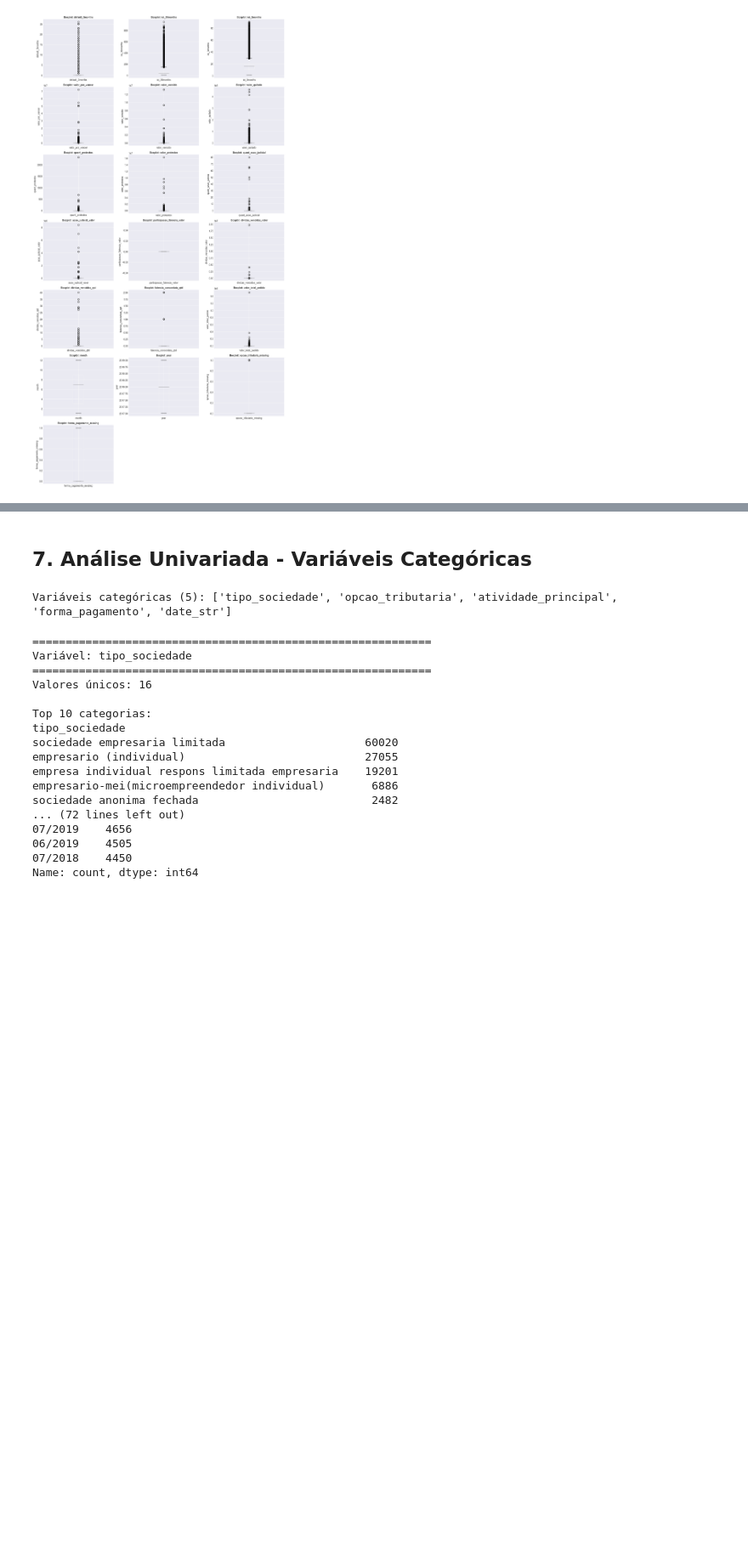
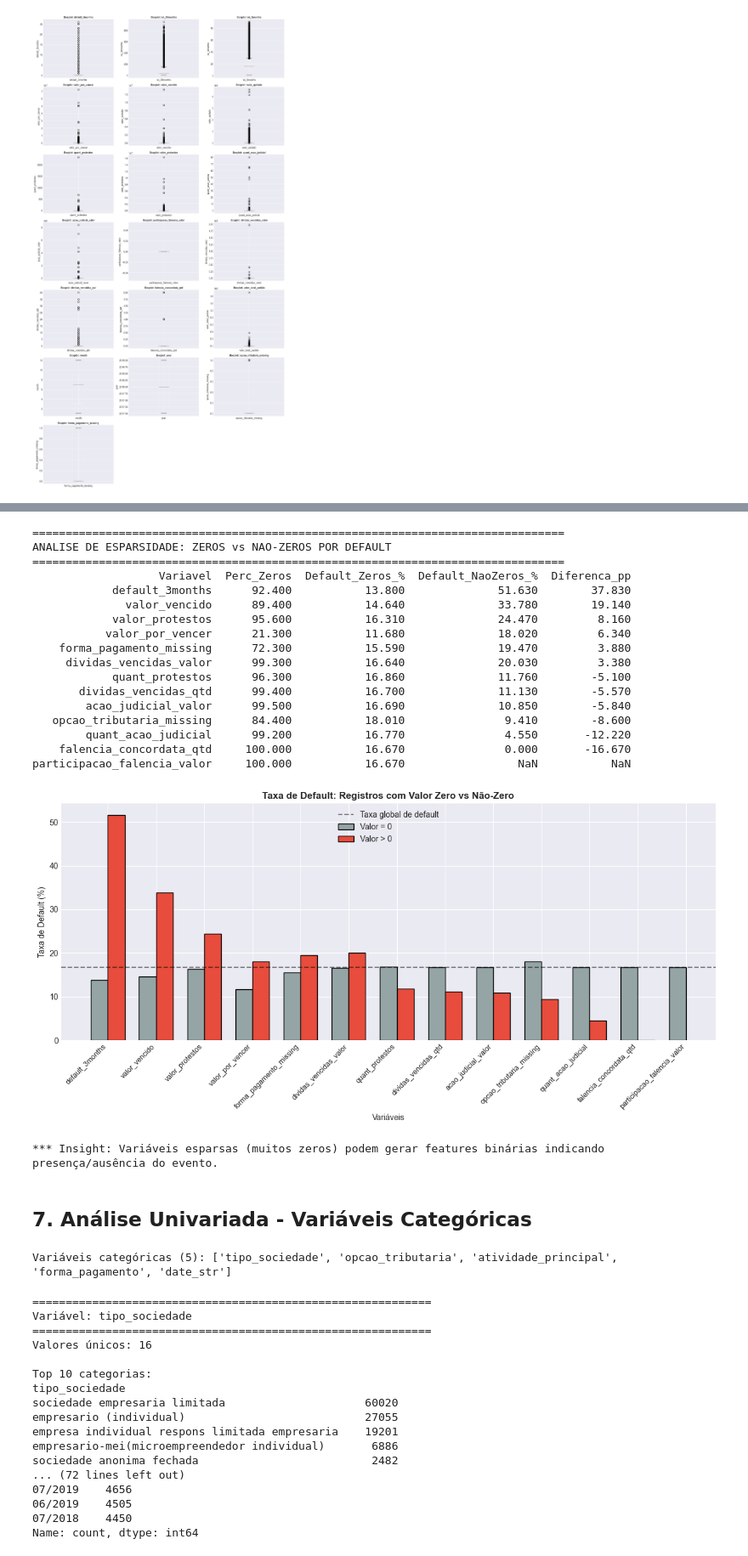
Before and after one commit to marsel-eleuterio/kognita, a Jupyter notebook: notebooks/1_EDA.ipynb, the cells around one changed output, grey strips where cells are left out. Shown at 85% size. Drawn from its saved outputs; the diff is of its cells as text; code cells hidden in the pictures; blank space fills up the shorter version.

```diff
--- a/notebooks/1_EDA.ipynb
+++ b/notebooks/1_EDA.ipynb
@@ -663,3 +914,81 @@ plt.show()
+# %%
+# Análise: comportamento de zeros vs não-zeros por variável e default
+financial_vars = [c for c in num_cols_to_plot if c not in ['month', 'year']]
+
+# Selecionar variáveis com proporção significativa de zeros (>5%)
+sparse_vars = []
+for col in financial_vars:
+    col_data = pd.to_numeric(df_clean[col], errors='coerce').dropna()
+    perc_zeros = (col_data == 0).sum() / len(col_data) * 100
+    if perc_zeros > 5:
+        sparse_vars.append(col)
+
+if len(sparse_vars) > 0:
+    print("="*80)
+    print("ANALISE DE ESPARSIDADE: ZEROS vs NAO-ZEROS POR DEFAULT")
+    print("="*80)
+
+    sparsity_results = []
+    for col in sparse_vars:
+        col_data = pd.to_numeric(df_clean[col], errors='coerce')
+        is_zero = (col_data == 0)
+
+        default_rate_zero = df_clean.loc[is_zero & col_data.notna(), 'default'].mean() * 100
+        default_rate_nonzero = df_clean.loc[~is_zero & col_data.notna(), 'default'].mean() * 100
+        perc_zeros = is_zero.sum() / col_data.notna().sum() * 100
+
+        sparsity_results.append({
+            'Variavel': col,
+            'Perc_Zeros': round(perc_zeros, 1),
+            'Default_Zeros_%': round(default_rate_zero, 2),
+            'Default_NaoZeros_%': round(default_rate_nonzero, 2),
+            'Diferenca_pp': round(default_rate_nonzero - default_rate_zero, 2)
+        })
+
+    df_sparsity = pd.DataFrame(sparsity_results).sort_values('Diferenca_pp', ascending=False)
+    print(df_sparsity.to_string(index=False))
+
+    # Visualização
+    fig, ax = plt.subplots(figsize=(12, 6))
+    x = np.arange(len(df_sparsity))
+    width = 0.35
+
+    ax.bar(x - width/2, df_sparsity['Default_Zeros_%'], width, label='Valor = 0', color='#95a5a6', edgecolor='black')
+    ax.bar(x + width/2, df_sparsity['Default_NaoZeros_%'], width, label='Valor > 0', color='#e74c3c', edgecolor='black')
+    ax.axhline(y=df_clean['default'].mean()*100, color='black', linestyle='--', alpha=0.5, label='Taxa global de default')
+
+    ax.set_xlabel('Variáveis')
+    ax.set_ylabel('Taxa de Default (%)')
+    ax.set_title('Taxa de Default: Registros com Valor Zero vs Não-Zero', fontsize=12, fontweight='bold')
+    ax.set_xticks(x)
+    ax.set_xticklabels(df_sparsity['Variavel'], rotation=45, ha='right', fontsize=9)
+    ax.legend()
+    plt.tight_layout()
+    plt.show()
+
+    print("\n*** Insight: Variáveis esparsas (muitos zeros) podem gerar features binárias indicando presença/ausência do evento.")
+else:
+    print("Nenhuma variável com proporção significativa de zeros encontrada.")
+# %% [output]
+================================================================================
+ANALISE DE ESPARSIDADE: ZEROS vs NAO-ZEROS POR DEFAULT
+================================================================================
+                   Variavel  Perc_Zeros  Default_Zeros_%  Default_NaoZeros_%  Diferenca_pp
+            default_3months      92.400           13.800              51.630        37.830
+              valor_vencido      89.400           14.640              33.780        19.140
+            valor_protestos      95.600           16.310              24.470         8.160
+           valor_por_vencer      21.300           11.680              18.020         6.340
+    forma_pagamento_missing      72.300           15.590              19.470         3.880
+     dividas_vencidas_valor      99.300           16.640              20.030         3.380
+            quant_protestos      96.300           16.860              11.760        -5.100
+       dividas_vencidas_qtd      99.400           16.700              11.130        -5.570
+        acao_judicial_valor      99.500           16.690              10.850        -5.840
+   opcao_tributaria_missing      84.400           18.010               9.410        -8.600
+        quant_acao_judicial      99.200           16.770               4.550       -12.220
+    falencia_concordata_qtd     100.000           16.670               0.000       -16.670
+participacao_falencia_valor     100.000           16.670                 NaN           NaN
+[figure, added]
+*** Insight: Variáveis esparsas (muitos zeros) podem gerar features binárias indicando presença/ausência do evento.
 # %% [markdown]
 ## 7. Análise Univariada - Variáveis Categóricas
 # %%
```
Also changed, not shown: parts of 7 cells of this notebook, 9 other files.
